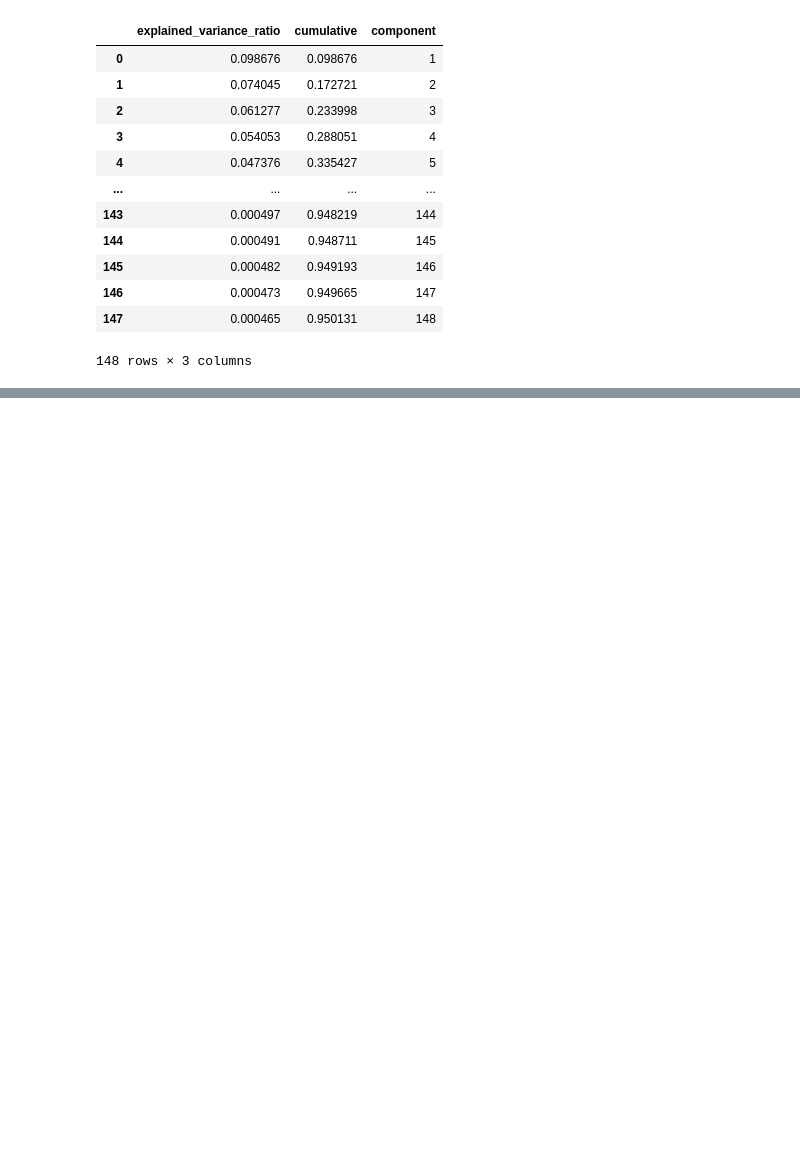
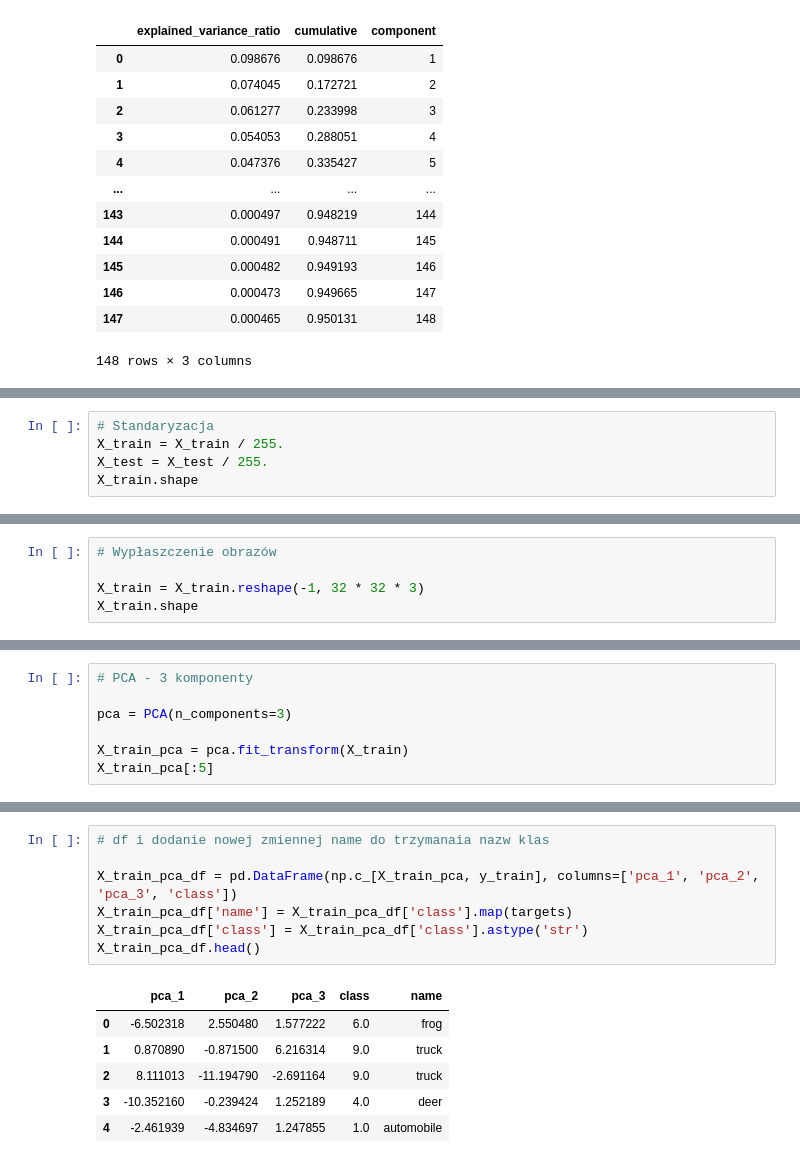
Before and after one commit to BuczynskiRafal/ML, a Jupyter notebook: unsupervised/08_pca_examples.ipynb, the cells around one changed output, grey strips where cells are left out. Cells and saved outputs as stored; diff of their text form; blank space fills up the shorter version.

```diff
--- a/unsupervised/08_pca_examples.ipynb
+++ b/unsupervised/08_pca_examples.ipynb
@@ -319,0 +376,5 @@ fig.show()
+# %%
+# Standaryzacja
+X_train = X_train / 255.
+X_test = X_test / 255.
+X_train.shape
@@ -319,0 +383,5 @@ fig.show()
+# %%
+# Wypłaszczenie obrazów
+
+X_train = X_train.reshape(-1, 32 * 32 * 3)
+X_train.shape
@@ -319,0 +398,7 @@ fig.show()
+# %%
+# PCA - 3 komponenty
+
+pca = PCA(n_components=3)
+
+X_train_pca = pca.fit_transform(X_train)
+X_train_pca[:5]
@@ -319,0 +430,14 @@ fig.show()
+# %%
+# df i dodanie nowej zmiennej name do trzymanaia nazw klas
+
+X_train_pca_df = pd.DataFrame(np.c_[X_train_pca, y_train], columns=['pca_1', 'pca_2', 'pca_3', 'class'])
+X_train_pca_df['name'] = X_train_pca_df['class'].map(targets)
+X_train_pca_df['class'] = X_train_pca_df['class'].astype('str')
+X_train_pca_df.head()
+# %% [output]
+|  | pca_1 | pca_2 | pca_3 | class | name |
+| 0 | -6.502318 | 2.550480 | 1.577222 | 6.0 | frog |
+| 1 | 0.870890 | -0.871500 | 6.216314 | 9.0 | truck |
+| 2 | 8.111013 | -11.194790 | -2.691164 | 9.0 | truck |
+| 3 | -10.352160 | -0.239424 | 1.252189 | 4.0 | deer |
+| 4 | -2.461939 | -4.834697 | 1.247855 | 1.0 | automobile |
```
Also changed, not shown: parts of 18 cells of this notebook.
